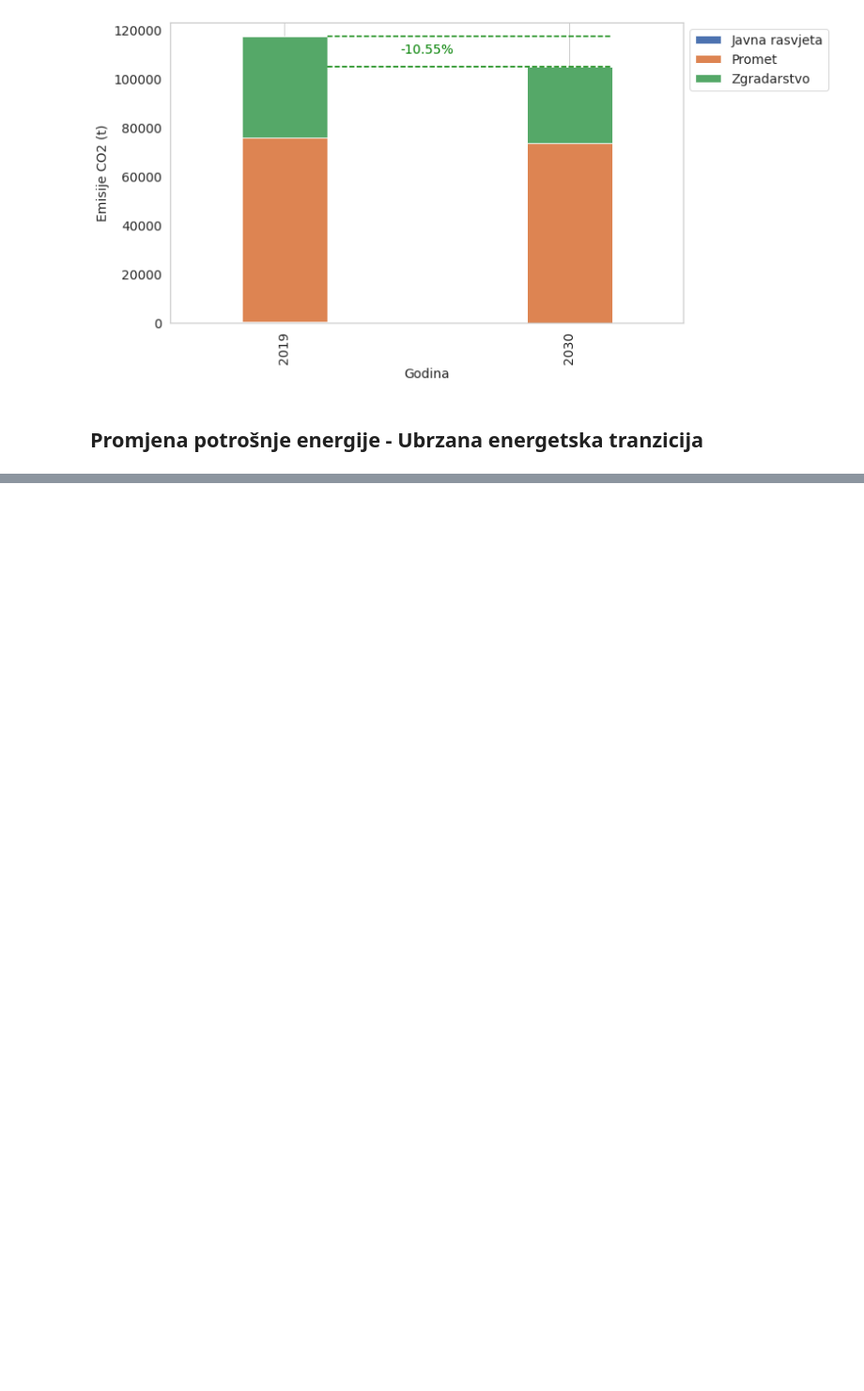
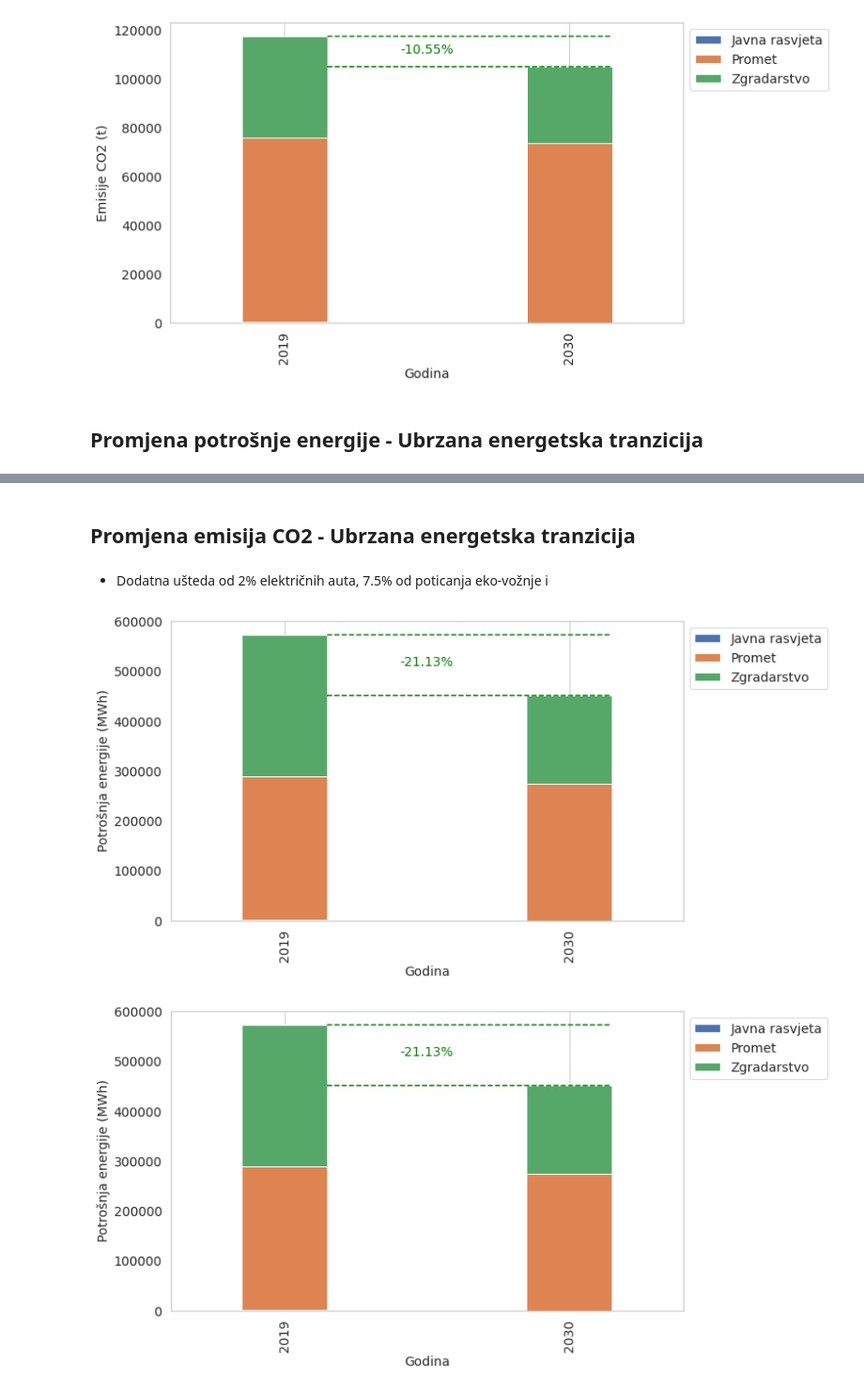
Before and after one commit to Green-Zone-Lab/vk_secap, a Jupyter notebook: notebooks/Analysis.ipynb, the cells around one changed output, grey strips where cells are left out. Shown at 94% size. Saved outputs shown, nothing was run; the diff lists cells and outputs as text; code cells hidden in the pictures; blank space fills up the shorter version.

```diff
--- a/notebooks/Analysis.ipynb
+++ b/notebooks/Analysis.ipynb
@@ -1332,2 +1343,22 @@ base_inventory_2019.projection_bar(projection_total, 'Emisije CO2 (t)')
 # %%
 n_electric_cars_2030_s2 = int(trans_2019.sum()['broj'] - (trans_2019.sum()['broj'] * 0.045))
+energy_per_car_s2 = inventory_2019['total'].sum(axis=1)['promet'] / trans_2019.sum()['broj']
+energy_trans_2030_s2 = energy_per_car_s2 * n_electric_cars_2030_s2
+
+inventory_2030_s2 = inventory_2030.copy()
+inventory_2030_s2.loc[inventory_2030_s2['sektor'] == 'promet', 0] = energy_trans_2030_s2
+
+promet_loc = inventory_2030_s2['sektor'] == 'promet'
+inventory_2030_s2.loc[promet_loc, 0] = inventory_2030_s2.loc[promet_loc][0] - eco_driving
+inventory_2030_s2.loc[promet_loc, 0] = inventory_2030_s2.loc[promet_loc][0] - bike_mobility_co2
+inventory_2030_s2.loc[promet_loc, 0] = inventory_2030_s2.loc[promet_loc][0] - 2398.9
+
+inventory_2030_s2 = inventory_2030.copy()
+inventory_2030_s2.loc[inventory_2030_s2['sektor'] == 'promet', 0] = energy_trans_2030_s2
+
+zgradarstvo_loc = inventory_2030_s2['sektor'] == 'zgradarstvo'
+inventory_2030_s2.loc[zgradarstvo_loc, 0] = inventory_2030_s2.loc[zgradarstvo_loc][0] - 71899.84
+
+rasvjeta_loc = inventory_2030_s2['sektor'] == 'javna rasvjeta'
+inventory_2030_s2.loc[rasvjeta_loc, 0] = inventory_2030_s2.loc[rasvjeta_loc][0] - 365.568
+promet_loc = inventory_2030_s2['sektor'] == 'promet'
@@ -1350,0 +1365,2 @@ inventory_2030_s2
+# %% [markdown]
+## Promjena emisija CO2 - Ubrzana energetska tranzicija
@@ -1350,0 +1369,2 @@ inventory_2030_s2
+# %% [markdown]
+* Dodatna ušteda od 2% električnih auta, 7.5% od poticanja eko-vožnje i
@@ -1350,0 +1378,6 @@ inventory_2030_s2
+# %%
+projection_total = pd.concat([inventory_2019_total, inventory_2030_s2])
+base_inventory_2019.projection_bar(projection_total, 'Potrošnja energije (MWh)')
+# %% [output]
+[figure, added]
+[figure, added]
```
Also changed, not shown: parts of 12 cells of this notebook, 1 other file.
